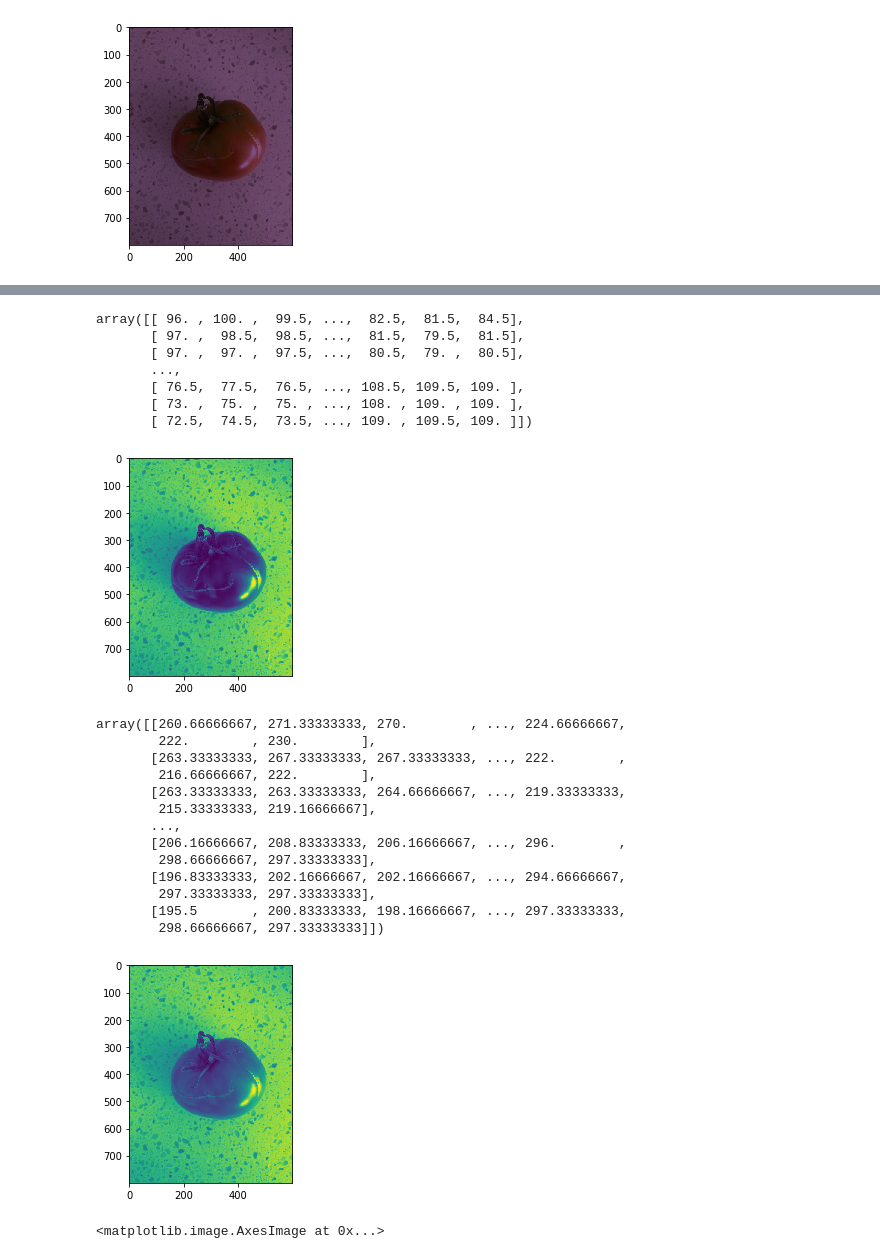
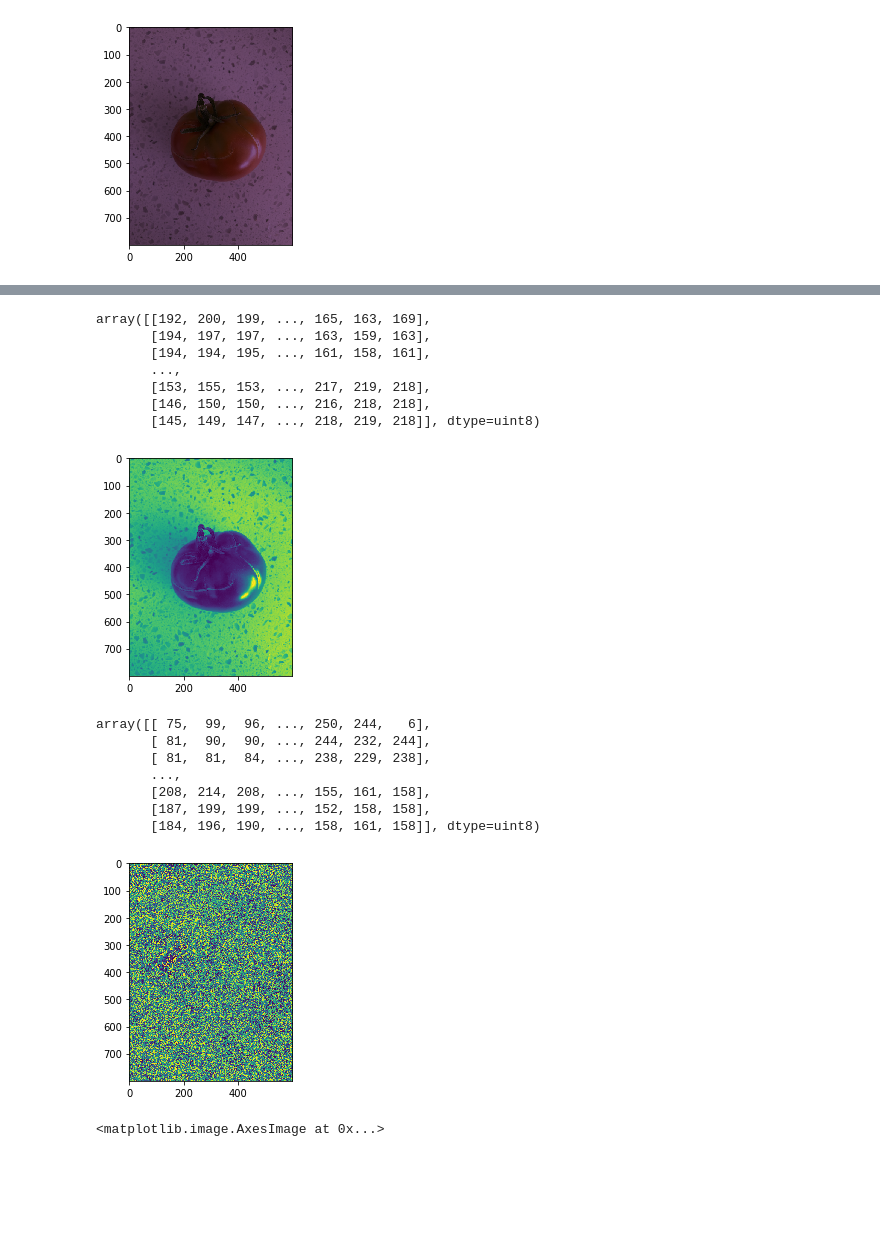
Before and after one commit to tweeraratne/problem-solving, a Jupyter notebook: Code_to_convert_RGB_image_to_Grayscale.ipynb, the cells around one changed output, grey strips where cells are left out. Cells and saved outputs as stored; diff of their text form; code cells hidden in the pictures; blank space fills up the shorter version.

Commit message:
research on manipulation of image pixels

```diff
--- a/Code_to_convert_RGB_image_to_Grayscale.ipynb
+++ b/Code_to_convert_RGB_image_to_Grayscale.ipynb
@@ -153,34 +147,28 @@ array([[65.66666667, 68.33333333, 68.        , ..., 56.66666667,
 [figure]
 # %%
-plt.imshow(color_img_copy3[:,:,2]/2)
-color_img_copy3[:,:,2]/2
+plt.imshow(color_img_copy3[:,:,2])
+color_img_copy3[:,:,2]
 # %% [output]
-array([[ 96. , 100. ,  99.5, ...,  82.5,  81.5,  84.5],
-       [ 97. ,  98.5,  98.5, ...,  81.5,  79.5,  81.5],
-       [ 97. ,  97. ,  97.5, ...,  80.5,  79. ,  80.5],
+array([[192, 200, 199, ..., 165, 163, 169],
+       [194, 197, 197, ..., 163, 159, 163],
+       [194, 194, 195, ..., 161, 158, 161],
        ...,
-       [ 76.5,  77.5,  76.5, ..., 108.5, 109.5, 109. ],
-       [ 73. ,  75. ,  75. , ..., 108. , 109. , 109. ],
-       [ 72.5,  74.5,  73.5, ..., 109. , 109.5, 109. ]])
+       [153, 155, 153, ..., 217, 219, 218],
+       [146, 150, 150, ..., 216, 218, 218],
+       [145, 149, 147, ..., 218, 219, 218]], dtype=uint8)
 [figure]
 # %%
-plt.imshow(color_img_copy3[:,:,0]/2 + color_img_copy3[:,:,1]/3 + color_img_copy3[:,:,2]/2)
-color_img_copy3[:,:,0]/2 + color_img_copy3[:,:,1]/3 + color_img_copy3[:,:,2]/2
+plt.imshow(color_img_copy3[:,:,0] * color_img_copy3[:,:,1] + color_img_copy3[:,:,2])
+color_img_copy3[:,:,0] + color_img_copy3[:,:,1] + color_img_copy3[:,:,2]
 # %% [output]
-array([[260.66666667, 271.33333333, 270.        , ..., 224.66666667,
-        222.        , 230.        ],
-       [263.33333333, 267.33333333, 267.33333333, ..., 222.        ,
-        216.66666667, 222.        ],
-       [263.33333333, 263.33333333, 264.66666667, ..., 219.33333333,
-        215.33333333, 219.16666667],
+array([[ 75,  99,  96, ..., 250, 244,   6],
+       [ 81,  90,  90, ..., 244, 232, 244],
+       [ 81,  81,  84, ..., 238, 229, 238],
        ...,
-       [206.16666667, 208.83333333, 206.16666667, ..., 296.        ,
-        298.66666667, 297.33333333],
-       [196.83333333, 202.16666667, 202.16666667, ..., 294.66666667,
-        297.33333333, 297.33333333],
-       [195.5       , 200.83333333, 198.16666667, ..., 297.33333333,
-        298.66666667, 297.33333333]])
+       [208, 214, 208, ..., 155, 161, 158],
+       [187, 199, 199, ..., 152, 158, 158],
+       [184, 196, 190, ..., 158, 161, 158]], dtype=uint8)
-[figure, old version]
+[figure, new version]
 # %%
 plt.imshow(color_img_copy3[400:450,400:450,1]-color_img_copy3[400:450,400:450,0])
 # %% [output]
```
Also changed, not shown: parts of 2 cells of this notebook.
